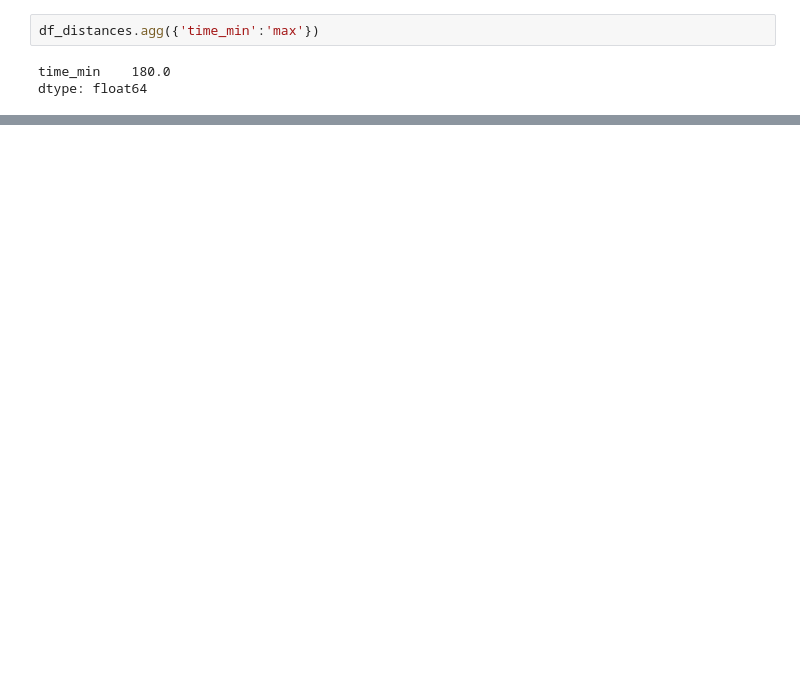
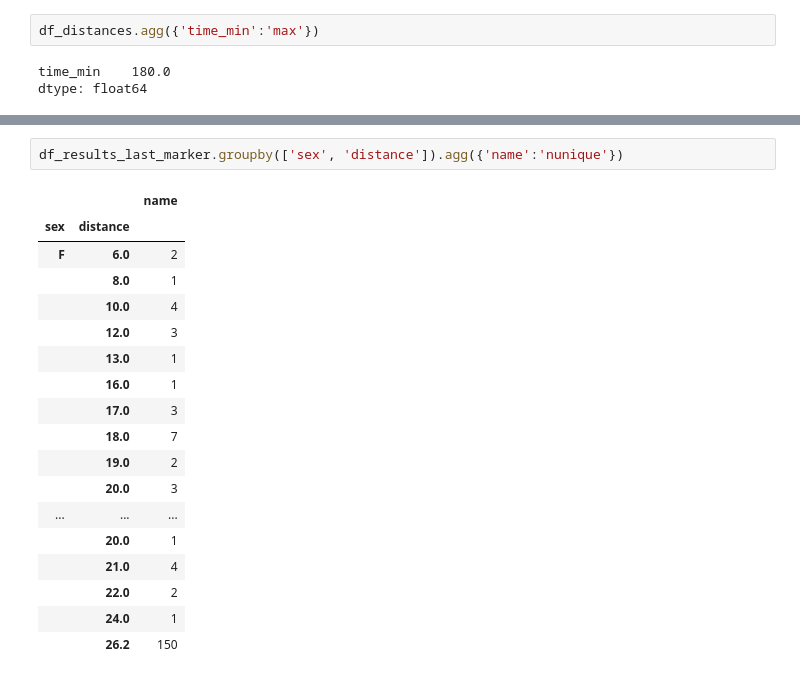
Before and after one commit to syphax/flow-visualizations, a Jupyter notebook: usa-marathon-trials-2024/util/_dev_get_times.ipynb, the cells around one changed output, grey strips where cells are left out. Cells and saved outputs as stored; diff of their text form; blank space fills up the shorter version.

```diff
--- a/usa-marathon-trials-2024/util/_dev_get_times.ipynb
+++ b/usa-marathon-trials-2024/util/_dev_get_times.ipynb
@@ -196,0 +262,21 @@ dtype: float64
+# %%
+df_results_last_marker.groupby(['sex', 'distance']).agg({'name':'nunique'})
+# %% [output]
+|  |  | name |
+| sex | distance |  |
+| F | 6.0 | 2 |
+|  | 8.0 | 1 |
+|  | 10.0 | 4 |
+|  | 12.0 | 3 |
+|  | 13.0 | 1 |
+|  | 16.0 | 1 |
+|  | 17.0 | 3 |
+|  | 18.0 | 7 |
+|  | 19.0 | 2 |
+|  | 20.0 | 3 |
+| ... | ... | ... |
+|  | 20.0 | 1 |
+|  | 21.0 | 4 |
+|  | 22.0 | 2 |
+|  | 24.0 | 1 |
+|  | 26.2 | 150 |
```
Also changed, not shown: parts of 11 cells of this notebook, 4 other files.
